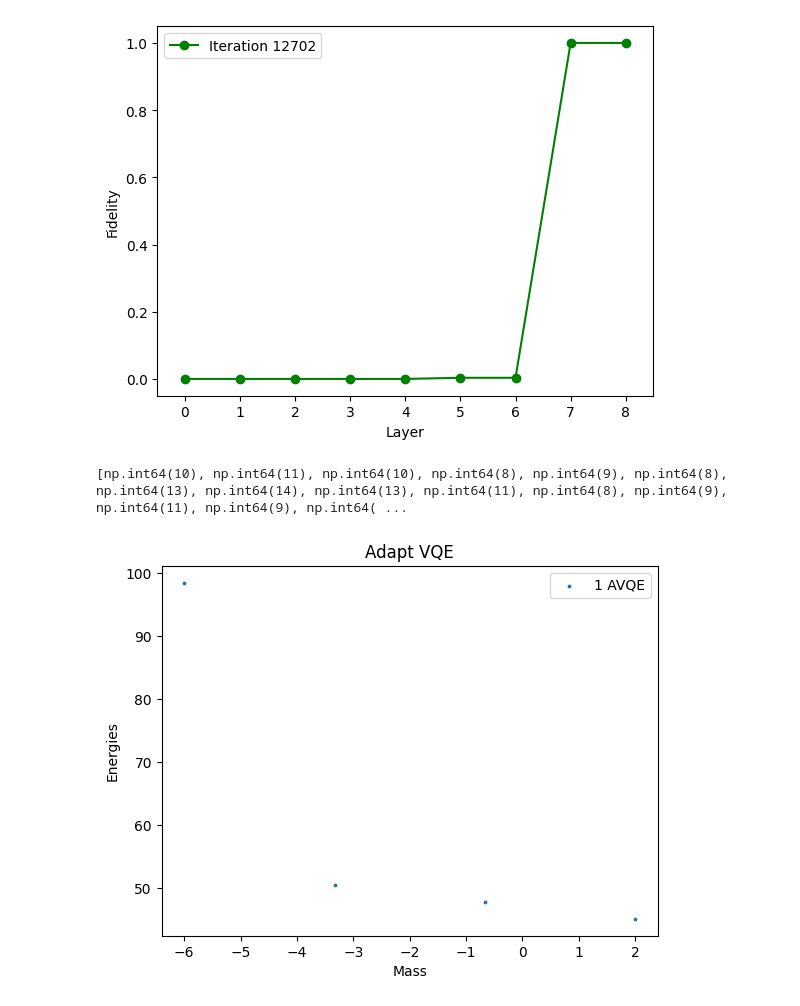
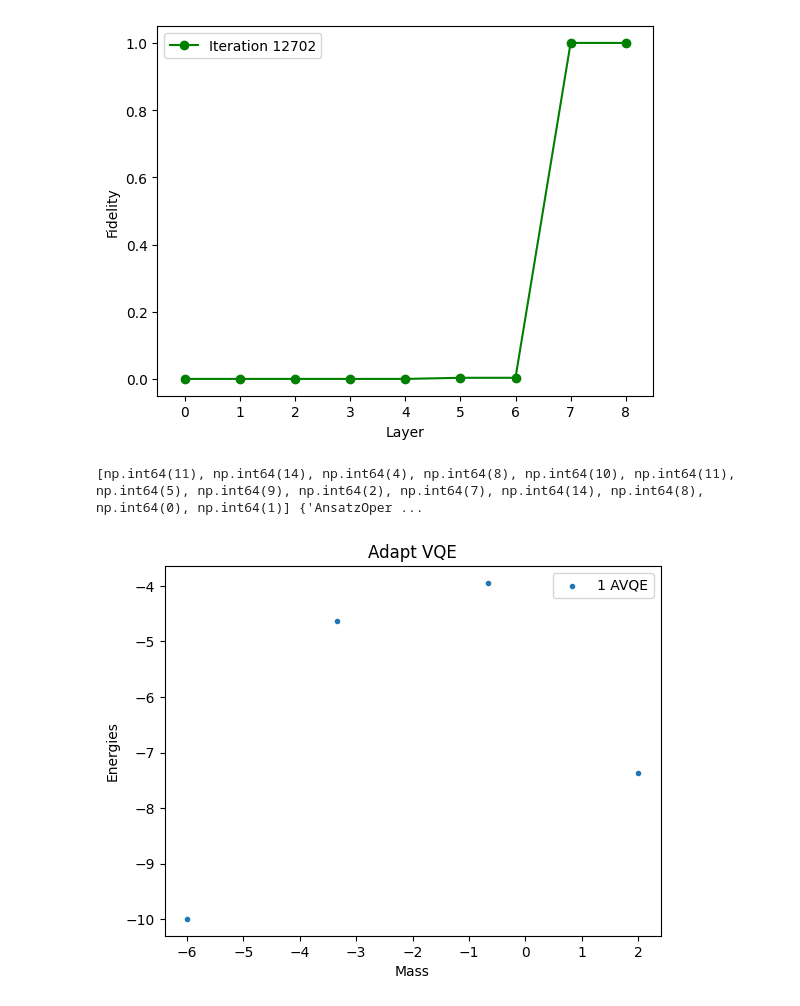
Before and after one commit to NicoDic98/QC-MasterThesis, a Jupyter notebook: plots.ipynb, the cells around one changed output. Saved outputs shown, nothing was run; the diff lists cells and outputs as text; code cells hidden in the pictures.

Commit message:
updated plot notebook

```diff
--- a/plots.ipynb
+++ b/plots.ipynb
@@ -34,5 +36,5 @@ Linking results/data/2025-10-41-42.hdf5 (0.33 GB) to results/data/2025-10-41.hdf
 -----Finished combining data-----
 # %%
-h5_file = f"{data_folder}{"2025-10-41"}.hdf5"
+h5_file = f"{data_folder}{"2025-9-35"}.hdf5"
 h5_file
 # %% [output]
@@ -193,20 +195,28 @@ _mass_1.20
 [figure]
 [figure]
 [figure]
+# %%
+h5_file = f"{data_folder}{"2025-10-42"}.hdf5"
+h5_file
 # %%
 with h5py.File(h5_file, "r") as f:
-    avqe_1_loader = ResultLoader(f["2025-10-17_19-17-01-42"])
+    avqe_1_loader = ResultLoader(f["2025-10-20_12-08-41-42"])
     avqe_1_energy, avqe_1_mass = avqe_1_loader.get_energy_mass({})
     circuit = avqe_1_loader.get_circuit({HamiltonianParameters.Mass: 3})
+with h5py.File(f"{data_folder}{"2025-9-35"}.hdf5", "r") as f:
+    ed_loader = ResultLoader(f["2025-09-03_22-35-17"])
+    ed_energy, ed_mass = ed_loader.get_energy_mass({})
+ax.plot(ed_mass, ed_energy[:, 0], label="ED ground state", zorder=-1)
+ax.plot(ed_mass, ed_energy[:, 1], label="ED excited state", zorder=-1)
 fig, ax = plt.subplots()
-ax.scatter(avqe_1_mass, avqe_1_energy, label="1 AVQE", marker='.', s=12)
+ax.scatter(avqe_1_mass, avqe_1_energy, label="1 AVQE", marker='.')
 ax.set(xlabel='Mass', ylabel='Energies')
 ax.set_title("Adapt VQE")
 ax.legend()
 plt.show()
 # %% [output]
-[np.int64(10), np.int64(11), np.int64(10), np.int64(8), np.int64(9), np.int64(8), np.int64(13), np.int64(14), np.int64(13), np.int64(11), np.int64(8), np.int64(9), np.int64(11), np.int64(9), np.int64( ...
+[np.int64(11), np.int64(14), np.int64(4), np.int64(8), np.int64(10), np.int64(11), np.int64(5), np.int64(9), np.int64(2), np.int64(7), np.int64(14), np.int64(8), np.int64(0), np.int64(1)] {'AnsatzOper ...
-[figure, old version]
+[figure, new version]
 # %%
 circuit.draw("mpl")
 # %% [output]
```
Also changed, not shown: parts of 4 cells of this notebook.
